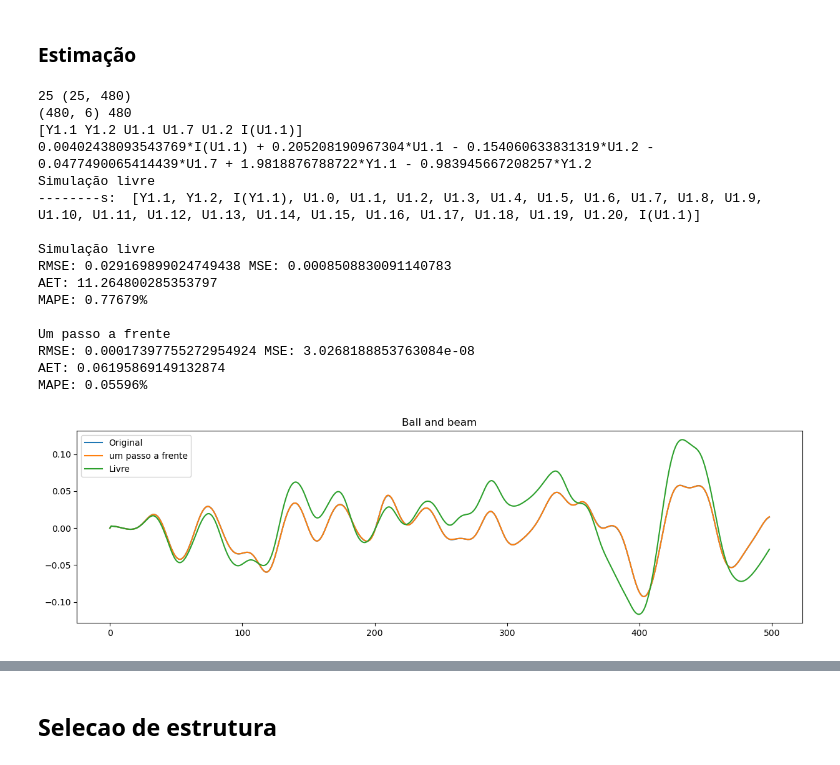
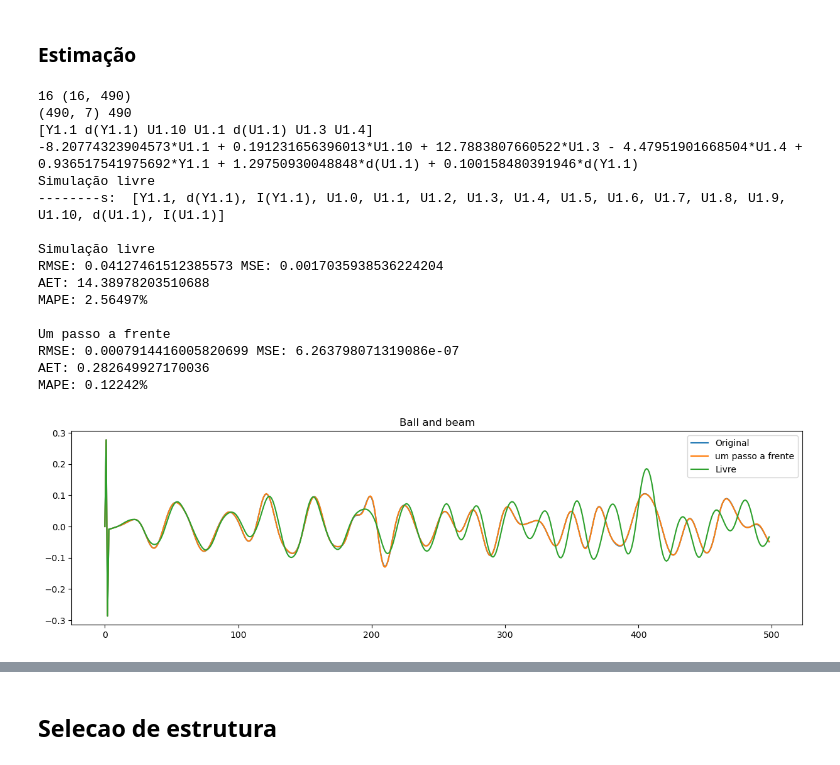
Before and after one commit to JonhLucas/NARX_MISO, a Jupyter notebook: ballAndBeam.ipynb, the cells around one changed output, grey strips where cells are left out. Drawn from its saved outputs; the diff is of its cells as text; code cells hidden in the pictures.

```diff
--- a/ballAndBeam.ipynb
+++ b/ballAndBeam.ipynb
@@ -97,0 +82,20 @@ plt.show()
+# %%
+d2y = np.zeros(filtered.shape)
+d2y[:, 1:] = (dy[0, 1:] - dy[0, :-1]) / 0.1
+d3y = np.zeros(filtered.shape)
+d3y[:, 1:] = (d2y[0, 1:] - d2y[0, :-1]) / 0.1
+du = np.zeros(filtered.shape)
+du[:, 1:] = (ufiltered[0, 1:] - ufiltered[0, :-1]) / 0.1
+
+'''
+plt.figure(figsize=(12, 6))
+plt.plot(t, y[0].T, linewidth=1.0)
+plt.plot(t, u.T, linewidth=1.0)
+plt.savefig('figure/BallBeam.png')
+plt.show()
+'''
+plt.figure(figsize=(12, 6))
+plt.axhline(y=0, color='r')
+plt.plot(t, dy[0].T, linewidth=1.0)
+plt.plot(t, du.T, linewidth=1.0)
+plt.show()
@@ -99,70 +105,71 @@ plt.show()
 ### Estimação
 # %%
 #Selecione o tanque
-y = dy
+iy = d3y
+iu = du
 output = 0  # 0 ou 1
 num = [8]
 params = []
-params.append({'nb':[2],'na':[20], 'level':1, 'nonlinear':[0,0,0,0,0], 'root':False, 'delay':0, 'diff':False})
+params.append({'nb':[1],'na':[10], 'level':1, 'nonlinear':[0,0,0,0,0], 'root':False, 'delay':0, 'diff':True})
 #params.append({'nb':[1],'na':[20], 'level':3, 'nonlinear':[0,0,0,0,0], 'root':False, 'delay':5, 'diff':True})#10
 
 sselector = structureSelector()
 ss = sselector.symbolic_regressors(**params[output], intg=True)
 #print(ss)
 
-vCandidatos = sselector.matrix_candidate(u, y, **params[output], dt=0.1, intg=True)
+vCandidatos = sselector.matrix_candidate(iu, iy, **params[output], dt=0.1, intg=True)
 
 print(len(ss), vCandidatos.shape)
 
 pad = max(max(params[output]['nb']), max(params[output]['na']))
-psi, selected  = sselector.semp(vCandidatos.T, y[output, pad:], num[output], 0.000000001)
+psi, selected  = sselector.semp(vCandidatos.T, iy[output, pad:], num[output], 0.000000001)
 
 model = ss[selected]
 #print(model, selected)
 
-theta = LSM(y[output, pad:], psi)
-theta1 = recursiveMQ(y[output, pad:], psi, pad)
+theta = LSM(iy[output, pad:], psi)
+theta1 = recursiveMQ(iy[output, pad:], psi, pad)
 
 model = ss[selected]
 pprint(model)
 print(model @ theta)
 
 
-slivre = sselector.predict(u, y, theta, ss[selected], params[output]['nb'], params[output]['na'], output, params[output]['delay'], params[output]['diff'], dt=0.1, intg=True)
-yhat = sselector.oneStepForward(u, y, theta, ss[selected], params[output]['nb'], params[output]['na'], output, params[output]['diff'], dt=0.1, intg=True)
+slivre = sselector.predict(iu, iy, theta, ss[selected], params[output]['nb'], params[output]['na'], output, params[output]['delay'], params[output]['diff'], dt=0.1, intg=True)
+yhat = sselector.oneStepForward(iu, iy, theta, ss[selected], params[output]['nb'], params[output]['na'], output, params[output]['diff'], dt=0.1, intg=True)
 
 
 print("\nSimulação livre")
-metrics(y, slivre)
+metrics(iy, slivre)
 print("\nUm passo a frente")
-metrics(y, yhat)
+metrics(iy, yhat)
 
 plt.figure(figsize=(15,4))
-t = -1
+fim = -1
 s = 0#t-20
 g = 105
 plt.title("Ball and beam")
 
-plt.plot(y[output, s:t].T, label='Original')
-plt.plot(yhat[s:t], label='um passo a frente')
-plt.plot(slivre[s:t], label='Livre')
+plt.plot(iy[output, s:fim].T, label='Original')
+plt.plot(yhat[s:fim], label='um passo a frente')
+plt.plot(slivre[s:fim], label='Livre')
 plt.legend()
 plt.show()
 # %% [output]
-25 (25, 480)
-(480, 6) 480
-[Y1.1 Y1.2 U1.1 U1.7 U1.2 I(U1.1)]
-0.00402438093543769*I(U1.1) + 0.205208190967304*U1.1 - 0.154060633831319*U1.2 - 0.0477490065414439*U1.7 + 1.9818876788722*Y1.1 - 0.983945667208257*Y1.2
+16 (16, 490)
+(490, 7) 490
+[Y1.1 d(Y1.1) U1.10 U1.1 d(U1.1) U1.3 U1.4]
+-8.20774323904573*U1.1 + 0.191231656396013*U1.10 + 12.7883807660522*U1.3 - 4.47951901668504*U1.4 + 0.936517541975692*Y1.1 + 1.29750930048848*d(U1.1) + 0.100158480391946*d(Y1.1)
 Simulação livre
---------s:  [Y1.1, Y1.2, I(Y1.1), U1.0, U1.1, U1.2, U1.3, U1.4, U1.5, U1.6, U1.7, U1.8, U1.9, U1.10, U1.11, U1.12, U1.13, U1.14, U1.15, U1.16, U1.17, U1.18, U1.19, U1.20, I(U1.1)]
+--------s:  [Y1.1, d(Y1.1), I(Y1.1), U1.0, U1.1, U1.2, U1.3, U1.4, U1.5, U1.6, U1.7, U1.8, U1.9, U1.10, d(U1.1), I(U1.1)]
 
 Simulação livre
-RMSE: 0.029169899024749438 MSE: 0.0008508830091140783
-AET: 11.264800285353797
-MAPE: 0.77679%
+RMSE: 0.04127461512385573 MSE: 0.0017035938536224204
+AET: 14.38978203510688
+MAPE: 2.56497%
 
 Um passo a frente
-RMSE: 0.00017397755272954924 MSE: 3.0268188853763084e-08
-AET: 0.06195869149132874
-MAPE: 0.05596%
+RMSE: 0.0007914416005820699 MSE: 6.263798071319086e-07
+AET: 0.282649927170036
+MAPE: 0.12242%
-[figure, old version]
+[figure, new version]
```
Also changed, not shown: parts of 6 cells of this notebook, 13 other files.
